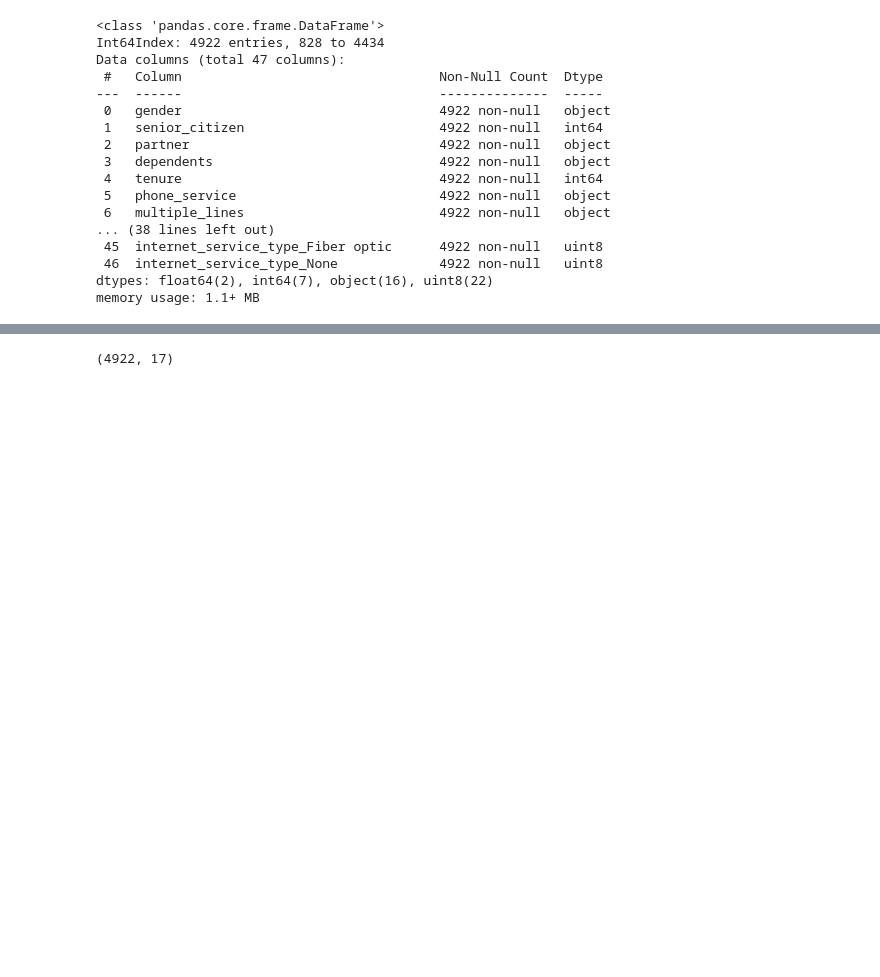
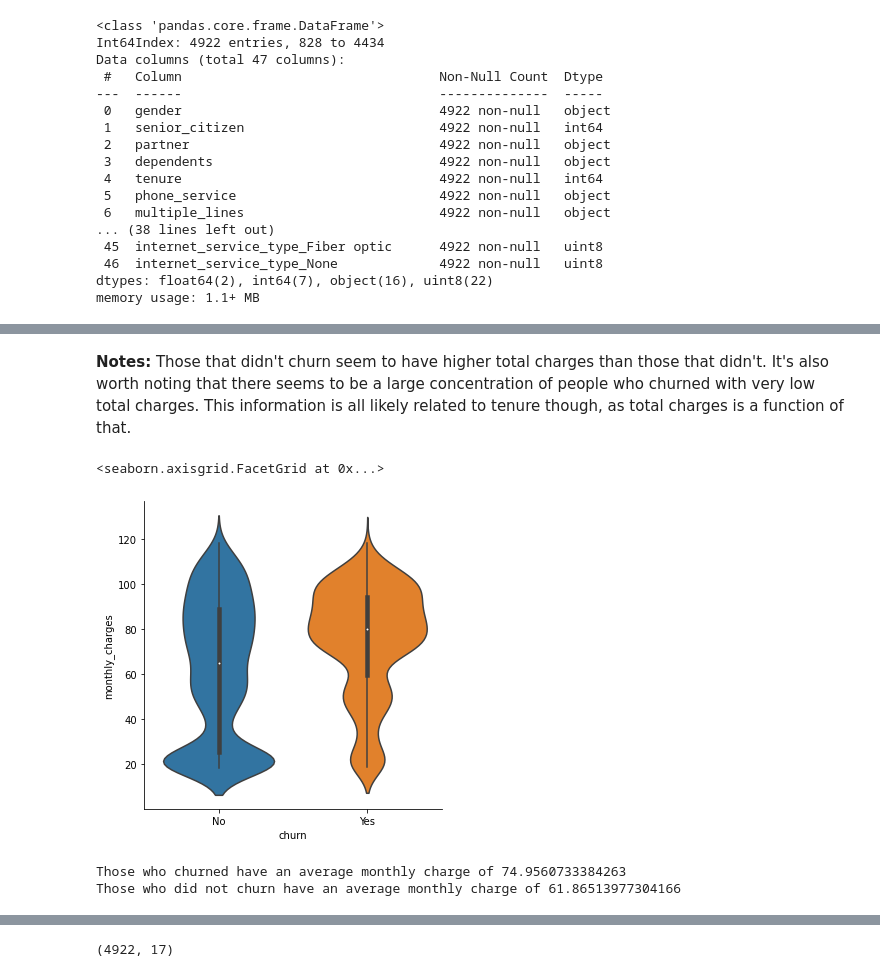
Before and after one commit to Cayt-Schlichting/example-classification-project, a Jupyter notebook: eda.ipynb, the cells around one changed output, grey strips where cells are left out. Drawn from its saved outputs; the diff is of its cells as text; code cells hidden in the pictures; blank space fills up the shorter version.

```diff
--- a/eda.ipynb
+++ b/eda.ipynb
@@ -101,0 +110,18 @@ tr_eda.head(2)
+# %% [markdown]
+**Notes:**
+Those that didn't churn seem to have higher total charges than those that didn't.  It's also worth noting that there seems to be a large concentration of people who churned with very low total charges.  This information is all likely related to tenure though, as total charges is a function of that.
+# %%
+#Look at monthly charges
+sns.catplot(data=tr_eda,x='churn',y='monthly_charges',kind='violin')
+# %% [output]
+<seaborn.axisgrid.FacetGrid at 0x...>
+[figure, added]
+# %%
+ch_mean = tr_eda[tr_eda.churn=='Yes'].monthly_charges.mean()
+st_mean = tr_eda[tr_eda.churn=='No'].monthly_charges.mean()
+
+print(f'Those who churned have an average monthly charge of {ch_mean}')
+print(f'Those who did not churn have an average monthly charge of {st_mean}')
+# %% [output]
+Those who churned have an average monthly charge of 74.9560733384263
+Those who did not churn have an average monthly charge of 61.86513977304166
```
Also changed, not shown: parts of 10 cells of this notebook.
